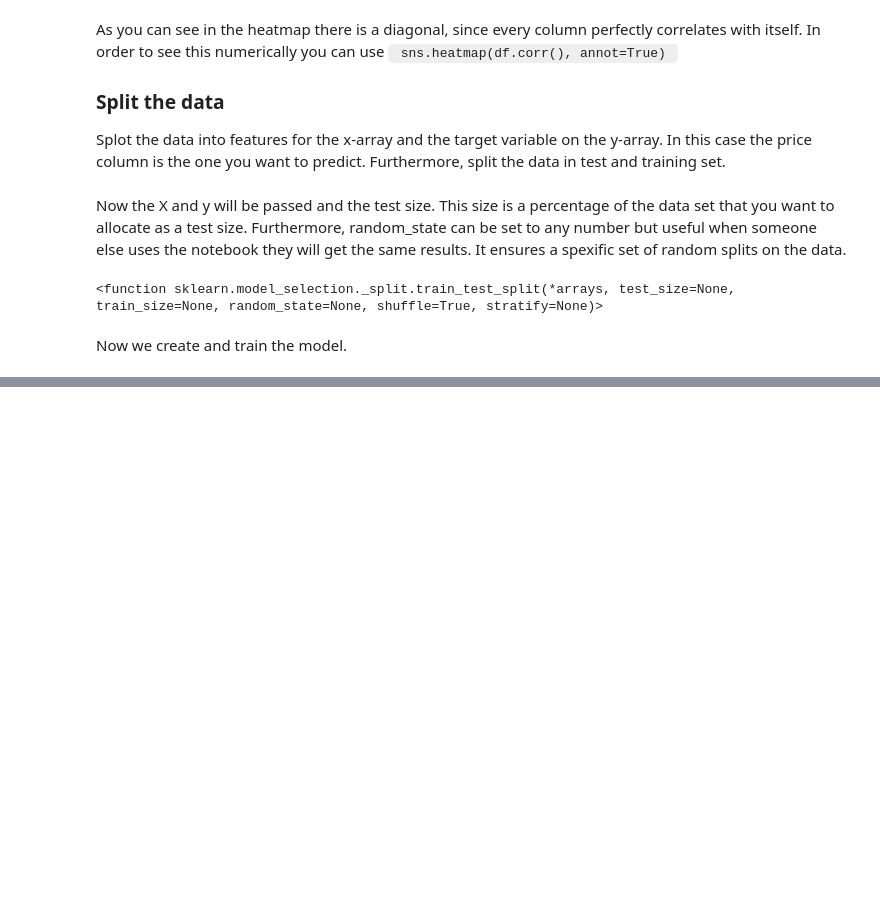
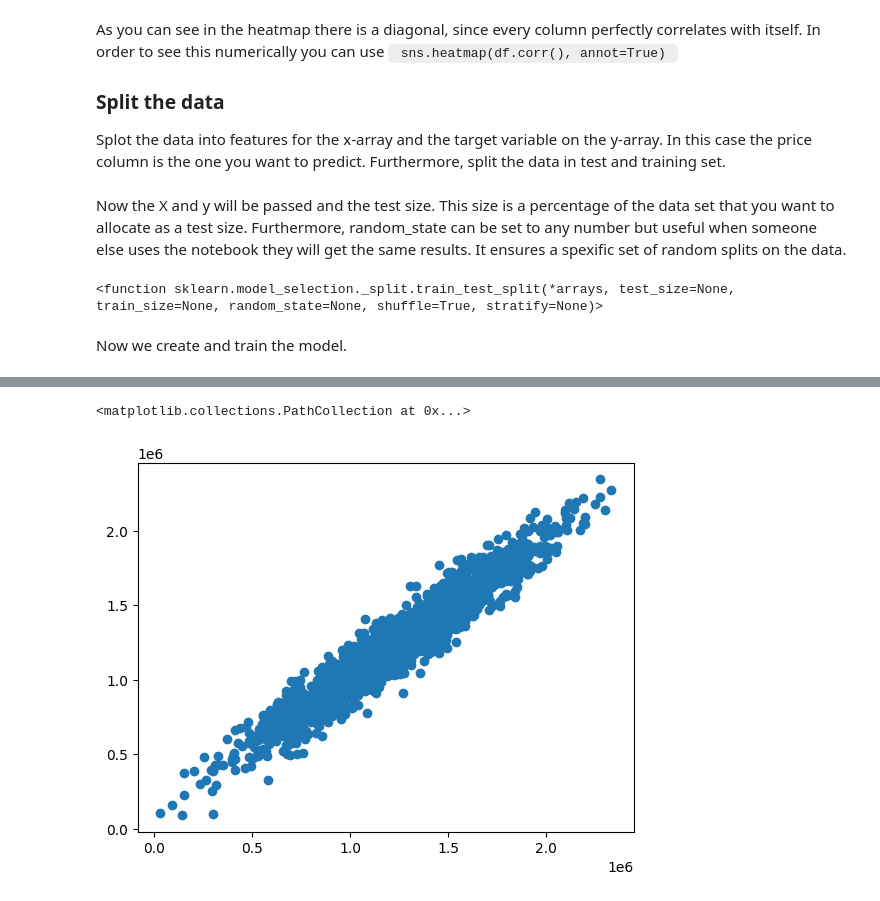
Before and after one commit to lostconnectionhere/machinelearning, a Jupyter notebook: linear_regression/housing_data_linear_regression.ipynb, the cells around one changed output, grey strips where cells are left out. Saved outputs shown, nothing was run; the diff lists cells and outputs as text; code cells hidden in the pictures; blank space fills up the shorter version.

```diff
--- a/linear_regression/housing_data_linear_regression.ipynb
+++ b/linear_regression/housing_data_linear_regression.ipynb
@@ -108,3 +110,5 @@ Now we create and train the model.
 # %%
 from sklearn.linear_model import LinearRegression
 LRmodel = LinearRegression()
+# %%
+LRmodel.fit(X_train, y_train)
@@ -110,0 +149,2 @@ LRmodel = LinearRegression()
+# %%
+predictions = LRmodel.predict(X_test)
@@ -110,0 +177,5 @@ LRmodel = LinearRegression()
+# %%
+plt.scatter(y_test, predictions)
+# %% [output]
+<matplotlib.collections.PathCollection at 0x...>
+[figure, added]
```
Also changed, not shown: parts of 14 cells of this notebook.
